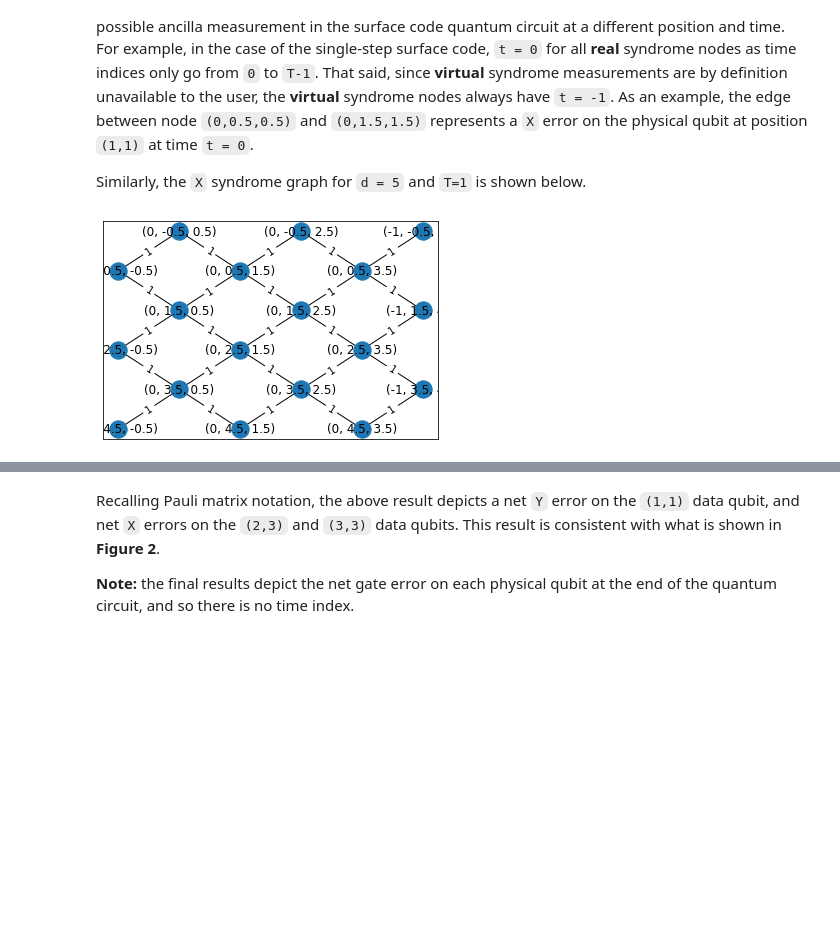
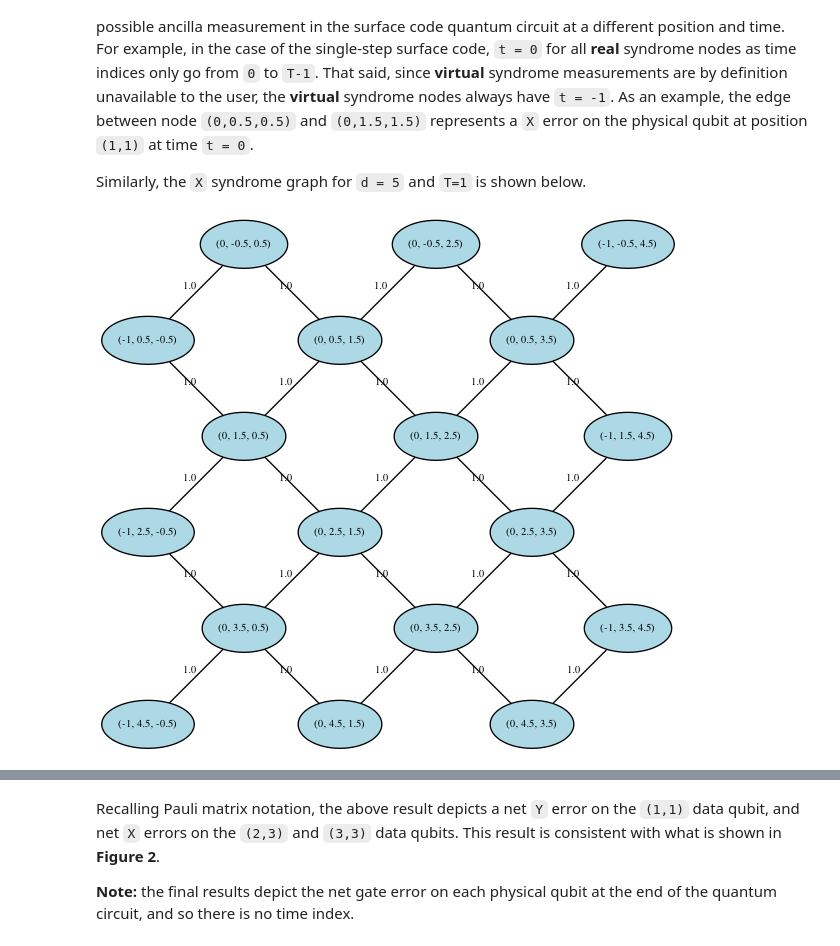
Before and after one commit to yaleqc/qtcodes, a Jupyter notebook: tutorials/xxzz/2-fitters.ipynb, the cells around one changed output, grey strips where cells are left out. Drawn from its saved outputs; the diff is of its cells as text; code cells hidden in the pictures; blank space fills up the shorter version.

```diff
--- a/tutorials/xxzz/2-fitters.ipynb
+++ b/tutorials/xxzz/2-fitters.ipynb
@@ -42,9 +42,9 @@ Each edge of the above `Z` syndrome graph for `d = 5` and `T = 1` represents a p
 Similarly, the `X` syndrome graph for `d = 5` and `T=1` is shown below.
 # %%
 G = decoder.S['X']
-decoder.graph_2D(G,'distance')
+decoder.draw(G)
 # %% [output]
-[figure, old version]
+[figure, new version]
 # %% [markdown]
 #### Most Probable Error Sets
 
```
Also changed, not shown: parts of 13 cells of this notebook, 8 other files.
